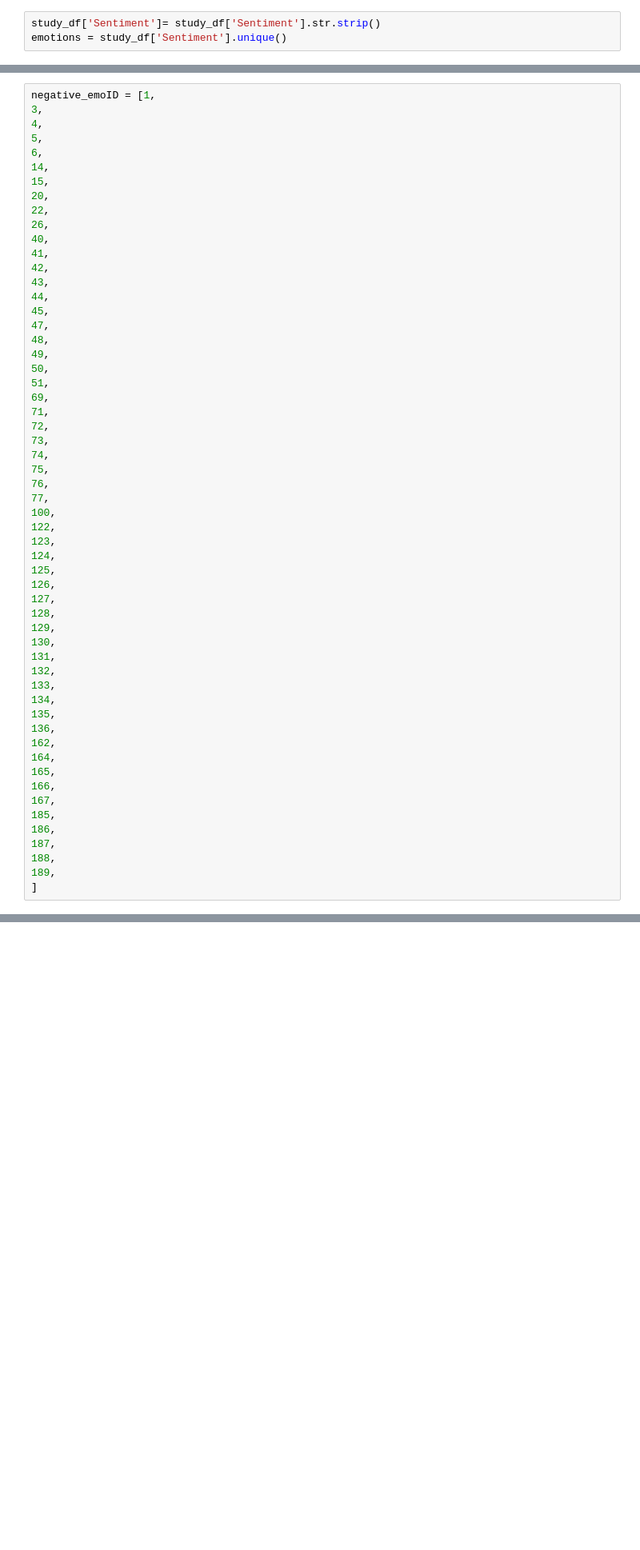
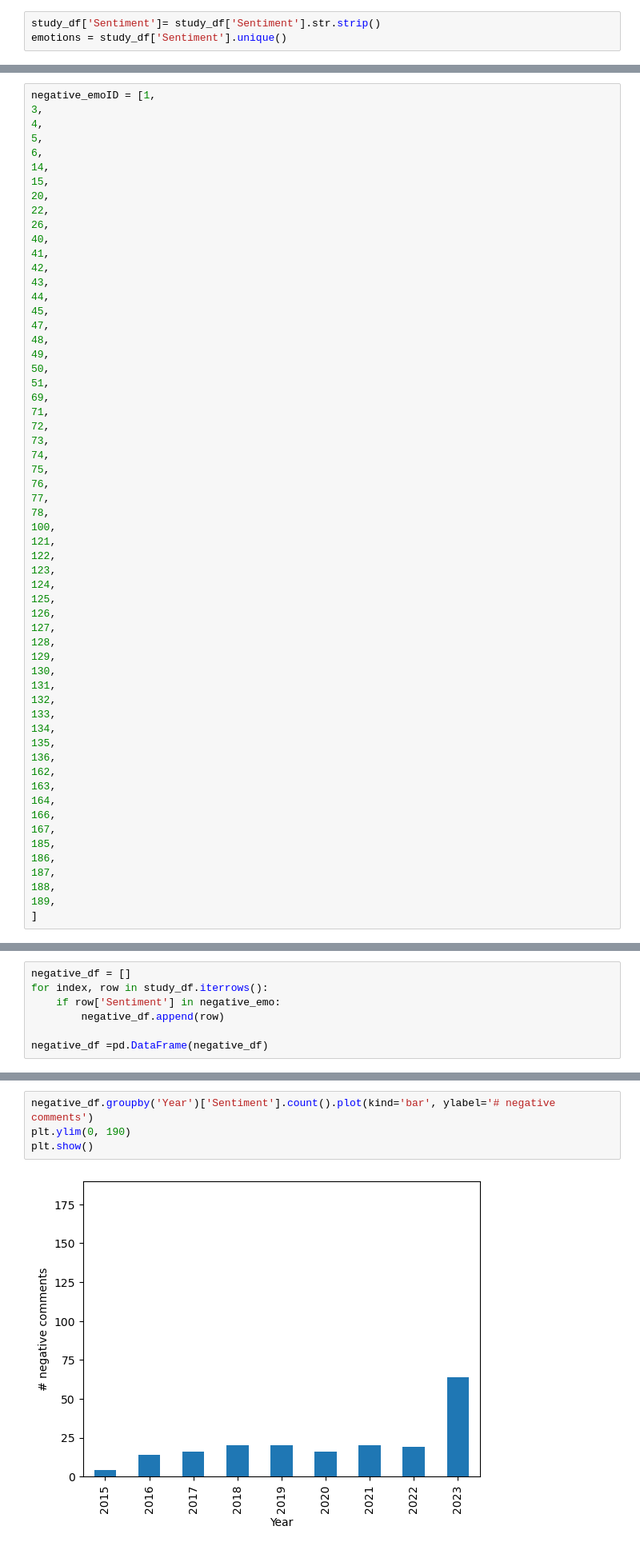
Before and after one commit to tshreenidhi/Project-3, a Jupyter notebook: Project_3.ipynb, the cells around one changed output, grey strips where cells are left out. Shown at 80% size. Drawn from its saved outputs; the diff is of its cells as text; blank space fills up the shorter version.

```diff
--- a/Project_3.ipynb
+++ b/Project_3.ipynb
@@ -206,7 +213,9 @@ negative_emoID = [1,
 75,
 76,
 77,
+78,
 100,
+121,
 122,
 123,
 124,
@@ -223,8 +232,8 @@ negative_emoID = [1,
 135,
 136,
 162,
+163,
 164,
-165,
 166,
 167,
 185,
@@ -259,0 +293,7 @@ print(negative_df)
+# %%
+negative_df = []
+for index, row in study_df.iterrows():
+    if row['Sentiment'] in negative_emo:
+        negative_df.append(row)
+
+negative_df =pd.DataFrame(negative_df)
@@ -259,0 +313,6 @@ print(negative_df)
+# %%
+negative_df.groupby('Year')['Sentiment'].count().plot(kind='bar', ylabel='# negative comments')
+plt.ylim(0, 190)
+plt.show()
+# %% [output]
+[figure, added]
```
Also changed, not shown: parts of 9 cells of this notebook.
